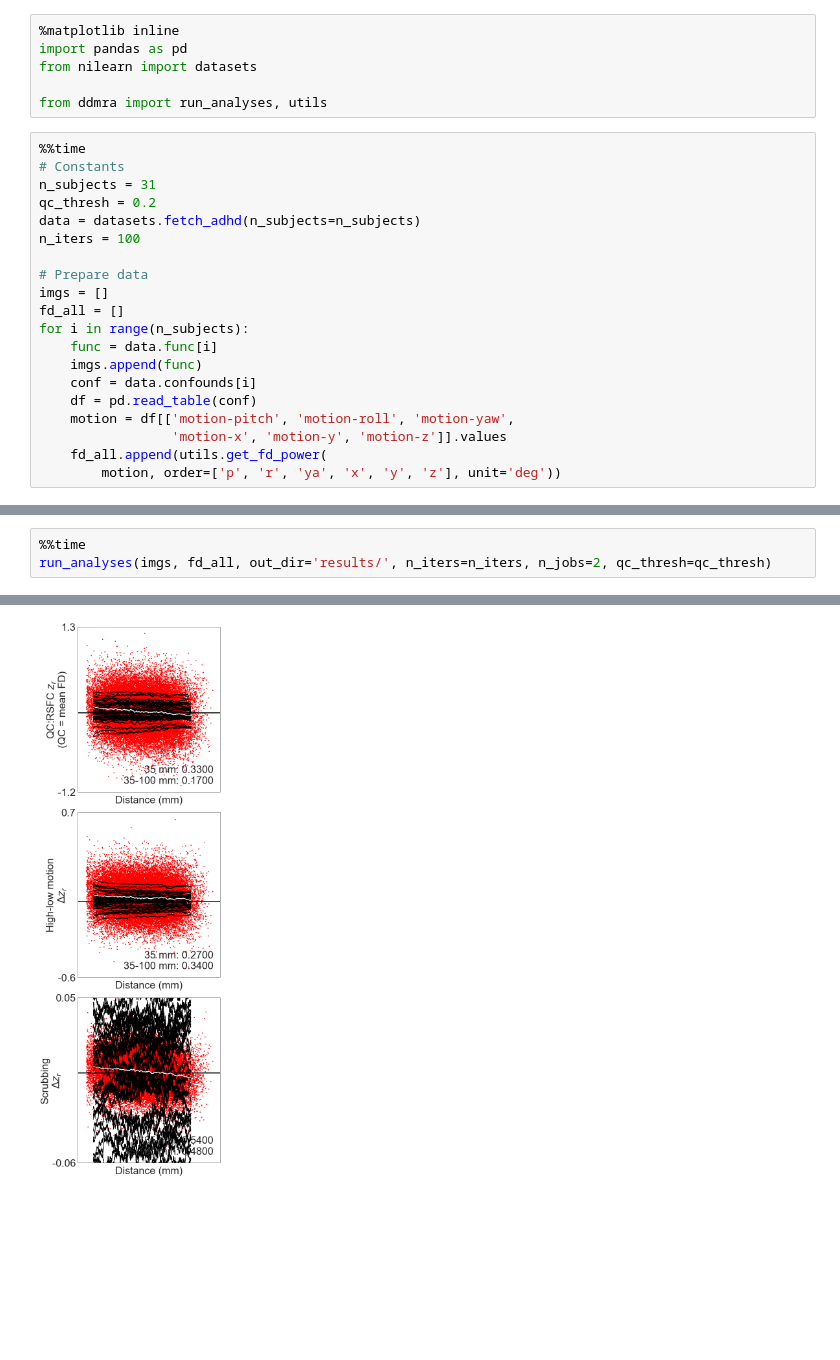
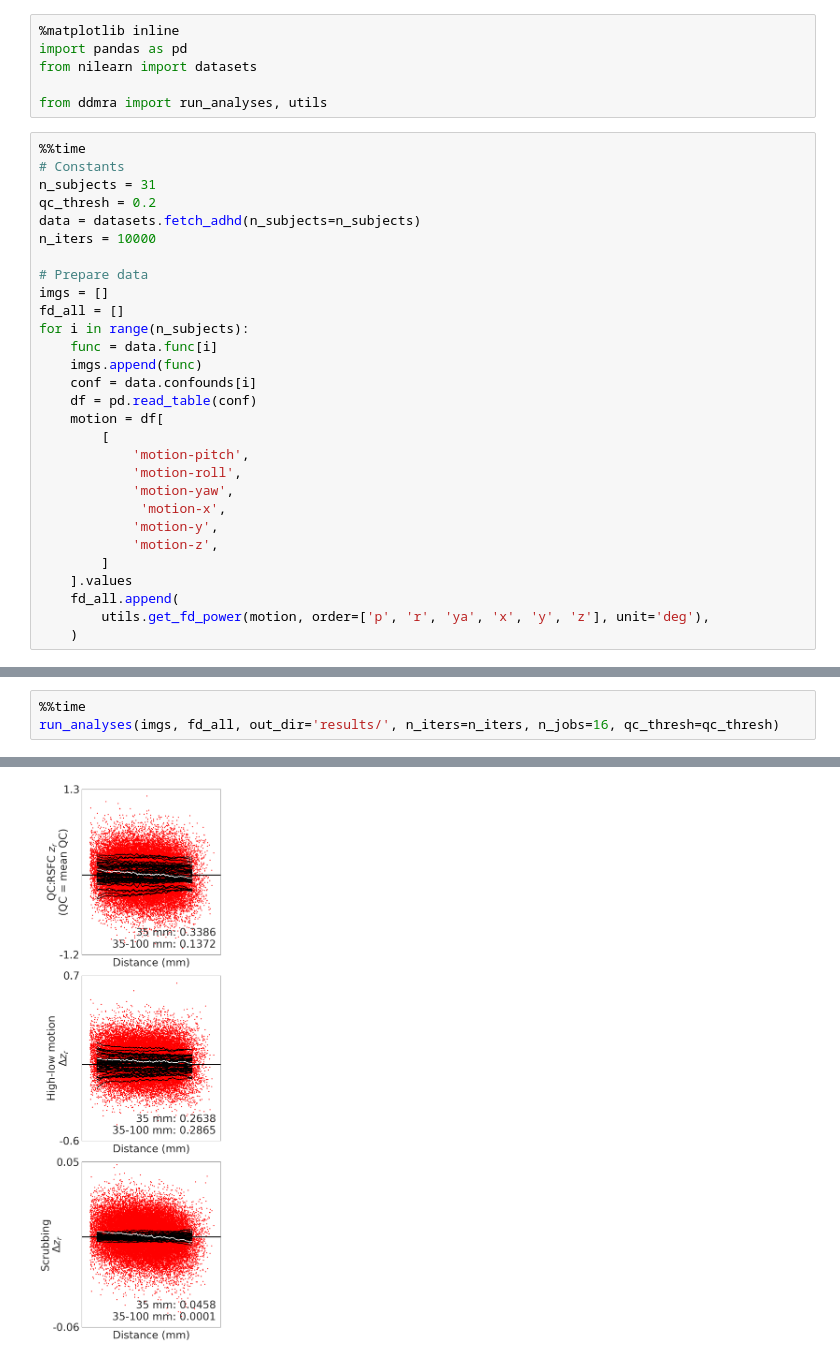
Before and after one commit to ME-ICA/ddmra, a Jupyter notebook: docs/example_analysis.ipynb, the cells around one changed output, grey strips where cells are left out. Cells and saved outputs as stored; diff of their text form; blank space fills up the shorter version.

```diff
--- a/docs/example_analysis.ipynb
+++ b/docs/example_analysis.ipynb
@@ -12,7 +12,7 @@ from ddmra import run_analyses, utils
 n_subjects = 31
 qc_thresh = 0.2
 data = datasets.fetch_adhd(n_subjects=n_subjects)
-n_iters = 100
+n_iters = 10000
 
 # Prepare data
 imgs = []
@@ -22,8 +22,17 @@ for i in range(n_subjects):
     imgs.append(func)
     conf = data.confounds[i]
     df = pd.read_table(conf)
-    motion = df[['motion-pitch', 'motion-roll', 'motion-yaw',
-                 'motion-x', 'motion-y', 'motion-z']].values
-    fd_all.append(utils.get_fd_power(
-        motion, order=['p', 'r', 'ya', 'x', 'y', 'z'], unit='deg'))
+    motion = df[
+        [
+            'motion-pitch',
+            'motion-roll',
+            'motion-yaw',
+             'motion-x',
+            'motion-y',
+            'motion-z',
+        ]
+    ].values
+    fd_all.append(
+        utils.get_fd_power(motion, order=['p', 'r', 'ya', 'x', 'y', 'z'], unit='deg'),
+    )
 # %% [output]
@@ -32,4 +42,4 @@ Wall time: 119 ms
 # %%
 %%time
-run_analyses(imgs, fd_all, out_dir='results/', n_iters=n_iters, n_jobs=2, qc_thresh=qc_thresh)
+run_analyses(imgs, fd_all, out_dir='results/', n_iters=n_iters, n_jobs=16, qc_thresh=qc_thresh)
 # %% [output]
@@ -38 +48 @@ Wall time: 5min 3s
-[figure, old version]
+[figure, new version]
```
Also changed, not shown: parts of 3 cells of this notebook, 6 other files.
